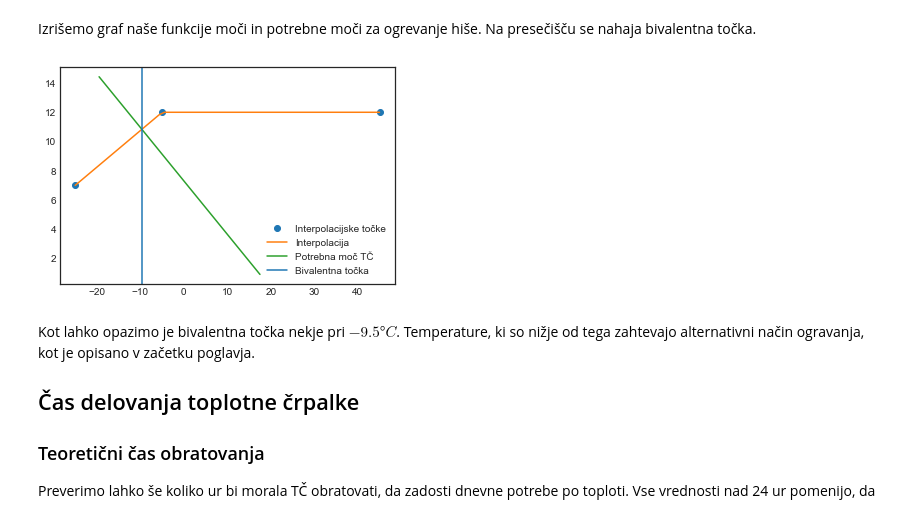
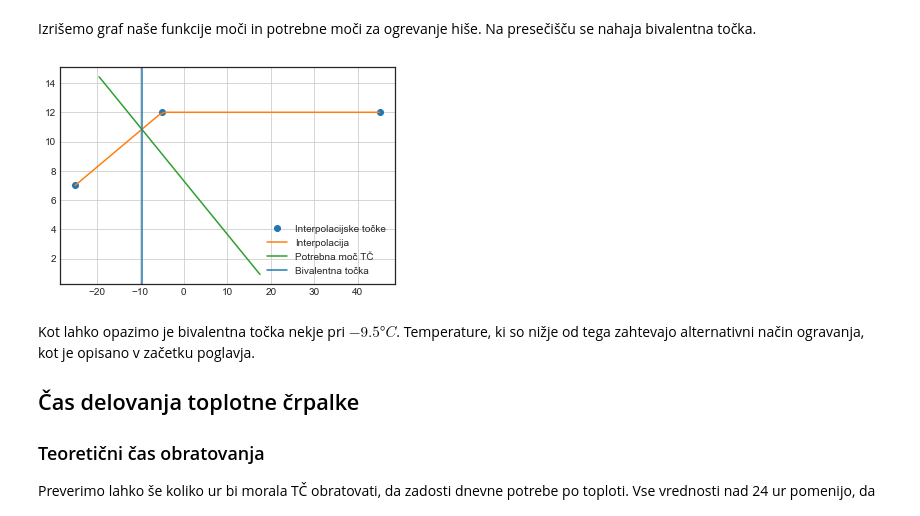
Before and after one commit to ezvr/TC, a Jupyter notebook: Poročilo.ipynb, the cells around one changed output. Drawn from its saved outputs; the diff is of its cells as text; code cells hidden in the pictures.

```diff
--- a/Poročilo.ipynb
+++ b/Poročilo.ipynb
@@ -359,12 +361,13 @@ Izrišemo graf naše funkcije moči in potrebne moči za ogrevanje hiše. Na pre
 # %%
 x_g = np.linspace(x[0], x[-1], 20*len(x)-1)
 plt.plot(x, y, 'o', label='Interpolacijske točke')
 plt.plot(x_g, fdQhp0(x_g), '-', label='Interpolacija')
 plt.plot(thetaed,fdQh(thetaed),label='Potrebna moč TČ')
 plt.axvline(x=-9.55,label='Bivalentna točka')
 plt.legend();
+plt.grid();
 # %% [output]
-[figure, old version]
+[figure, new version]
 # %% [markdown]
 Kot lahko opazimo je bivalentna točka nekje pri $-9.5°C$. Temperature, ki so nižje od tega zahtevajo alternativni način ogravanja, kot je opisano v začetku poglavja.
 
```
Also changed, not shown: parts of 12 cells of this notebook, 1 other file.
